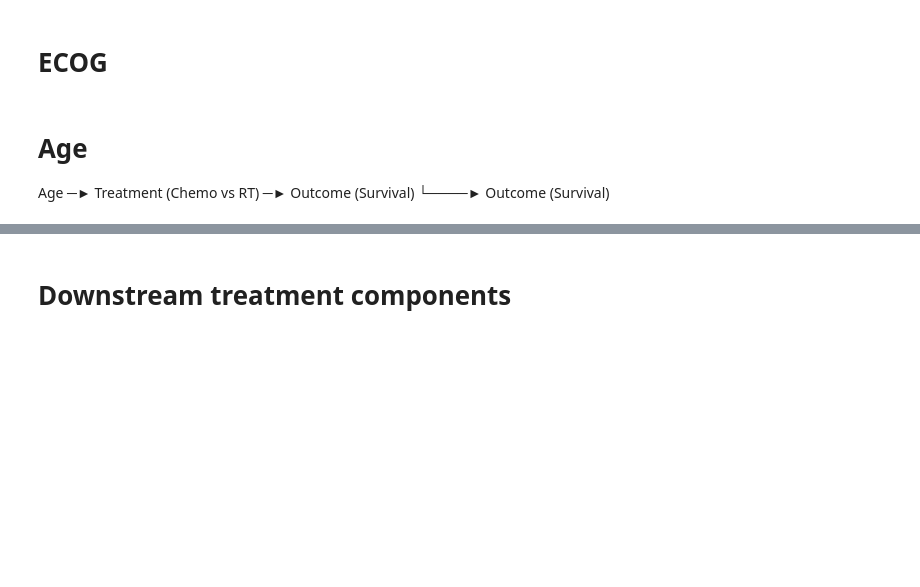
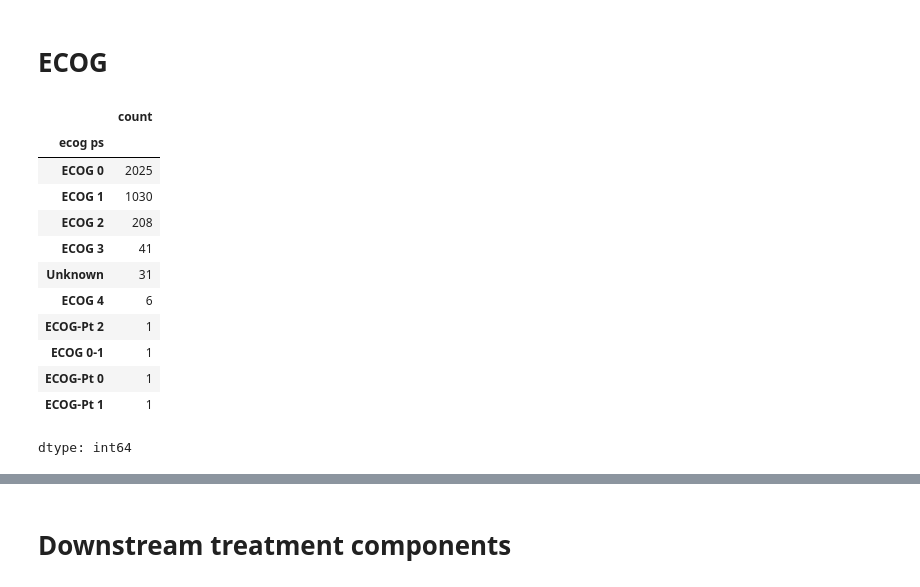
Before and after one commit to Doclikam/CausalMachineLearning-CRC-Drug-ResponsePrediction, a Jupyter notebook: RADCURE_causal.ipynb, the cells around one changed output, grey strips where cells are left out. Cells and saved outputs as stored; diff of their text form; code cells hidden in the pictures; blank space fills up the shorter version.

```diff
--- a/RADCURE_causal.ipynb
+++ b/RADCURE_causal.ipynb
@@ -372,18 +512,19 @@ rad_data['stage_missing'] = rad_data['stage'].isna().astype(int)
 # %% [markdown]
 # ECOG
-# %%
-# ECOG
-rad_data['ecog_ps'] = pd.to_numeric(rad_data['ecog ps'], errors='coerce')
-rad_data['ecog_ps_missing'] = rad_data['ecog_ps'].isna().astype(int)
-# %% [markdown]
-# Age
-
-
-Age ─► Treatment (Chemo vs RT) ─► Outcome (Survival)
- └────► Outcome (Survival)
-# %%
-# Standardize age (z-score scaling)
-rad_data['age_std'] = (rad_data['age'] - rad_data['age'].mean()) / rad_data['age'].std()
-
-# non-linear features for modeling
-rad_data['age_std_sq'] = rad_data['age_std'] ** 2
+# %%
+# ECOG
+rad_data['ecog ps'].value_counts()
+# %% [output]
+|  | count |
+| ecog ps |  |
+| ECOG 0 | 2025 |
+| ECOG 1 | 1030 |
+| ECOG 2 | 208 |
+| ECOG 3 | 41 |
+| Unknown | 31 |
+| ECOG 4 | 6 |
+| ECOG-Pt 2 | 1 |
+| ECOG 0-1 | 1 |
+| ECOG-Pt 0 | 1 |
+| ECOG-Pt 1 | 1 |
+dtype: int64
```
Also changed, not shown: parts of 21 cells of this notebook.
